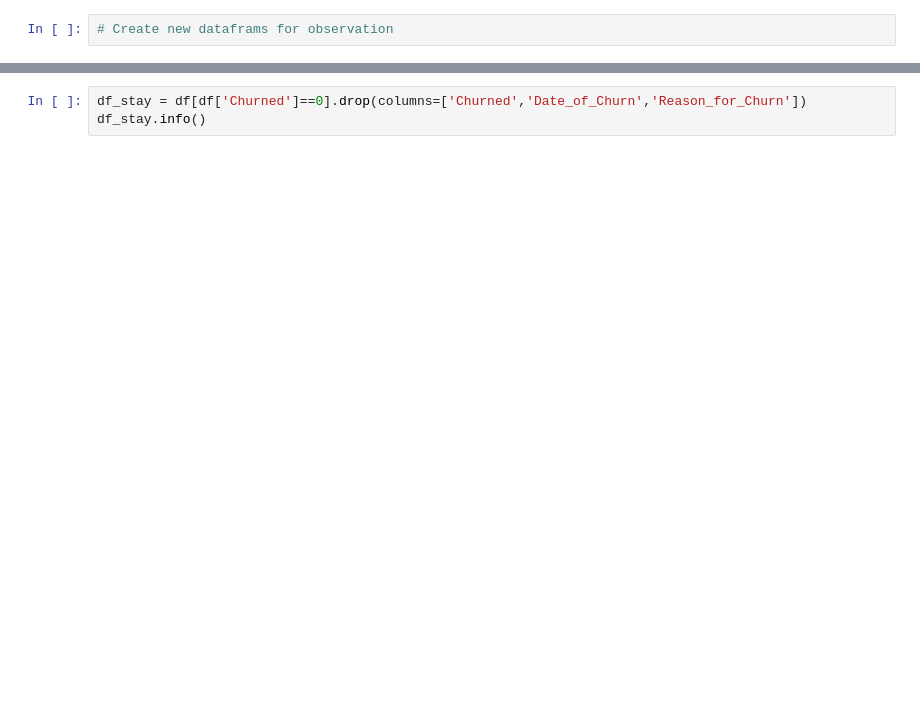
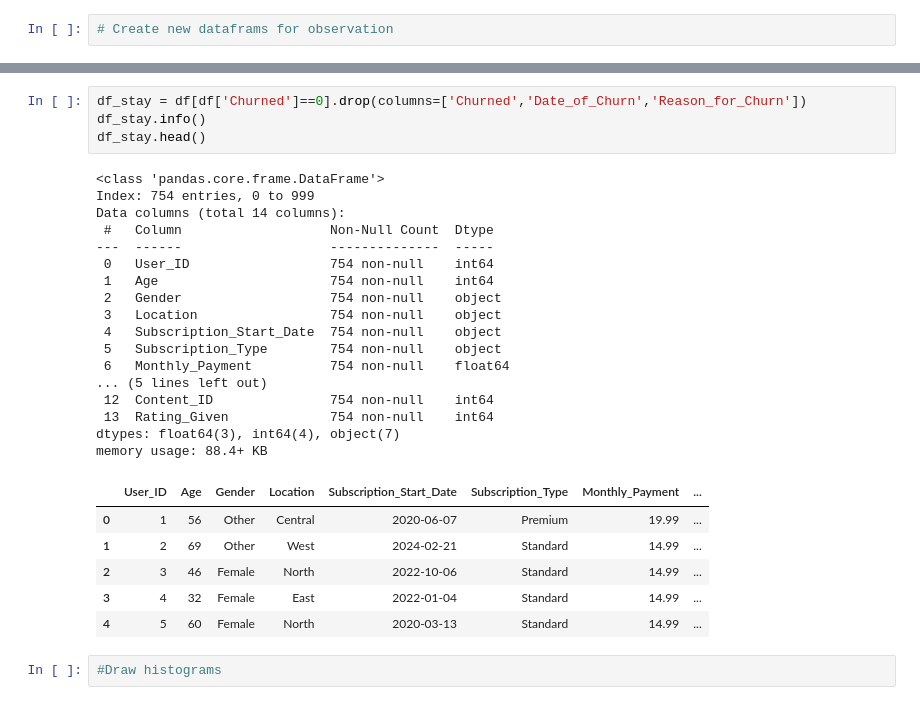
Before and after one commit to Tiffany-tianfei/StudyNotes, a Jupyter notebook: assignment-1.ipynb, the cells around one changed output, grey strips where cells are left out. Drawn from its saved outputs; the diff is of its cells as text; blank space fills up the shorter version.

```diff
--- a/assignment-1.ipynb
+++ b/assignment-1.ipynb
@@ -30,3 +165,30 @@ df_churned.info()
 # %%
 df_stay = df[df['Churned']==0].drop(columns=['Churned','Date_of_Churn','Reason_for_Churn'])
 df_stay.info()
+df_stay.head()
+# %% [output]
+<class 'pandas.core.frame.DataFrame'>
+Index: 754 entries, 0 to 999
+Data columns (total 14 columns):
+ #   Column                   Non-Null Count  Dtype
+---  ------                   --------------  -----
+ 0   User_ID                  754 non-null    int64
+ 1   Age                      754 non-null    int64
+ 2   Gender                   754 non-null    object
+ 3   Location                 754 non-null    object
+ 4   Subscription_Start_Date  754 non-null    object
+ 5   Subscription_Type        754 non-null    object
+ 6   Monthly_Payment          754 non-null    float64
+... (5 lines left out)
+ 12  Content_ID               754 non-null    int64
+ 13  Rating_Given             754 non-null    int64
+dtypes: float64(3), int64(4), object(7)
+memory usage: 88.4+ KB
+|  | User_ID | Age | Gender | Location | Subscription_Start_Date | Subscription_Type | Monthly_Payment | ... |
+| 0 | 1 | 56 | Other | Central | 2020-06-07 | Premium | 19.99 | ... |
+| 1 | 2 | 69 | Other | West | 2024-02-21 | Standard | 14.99 | ... |
+| 2 | 3 | 46 | Female | North | 2022-10-06 | Standard | 14.99 | ... |
+| 3 | 4 | 32 | Female | East | 2022-01-04 | Standard | 14.99 | ... |
+| 4 | 5 | 60 | Female | North | 2020-03-13 | Standard | 14.99 | ... |
+# %%
+#Draw histograms
```
Also changed, not shown: parts of 17 cells of this notebook.
